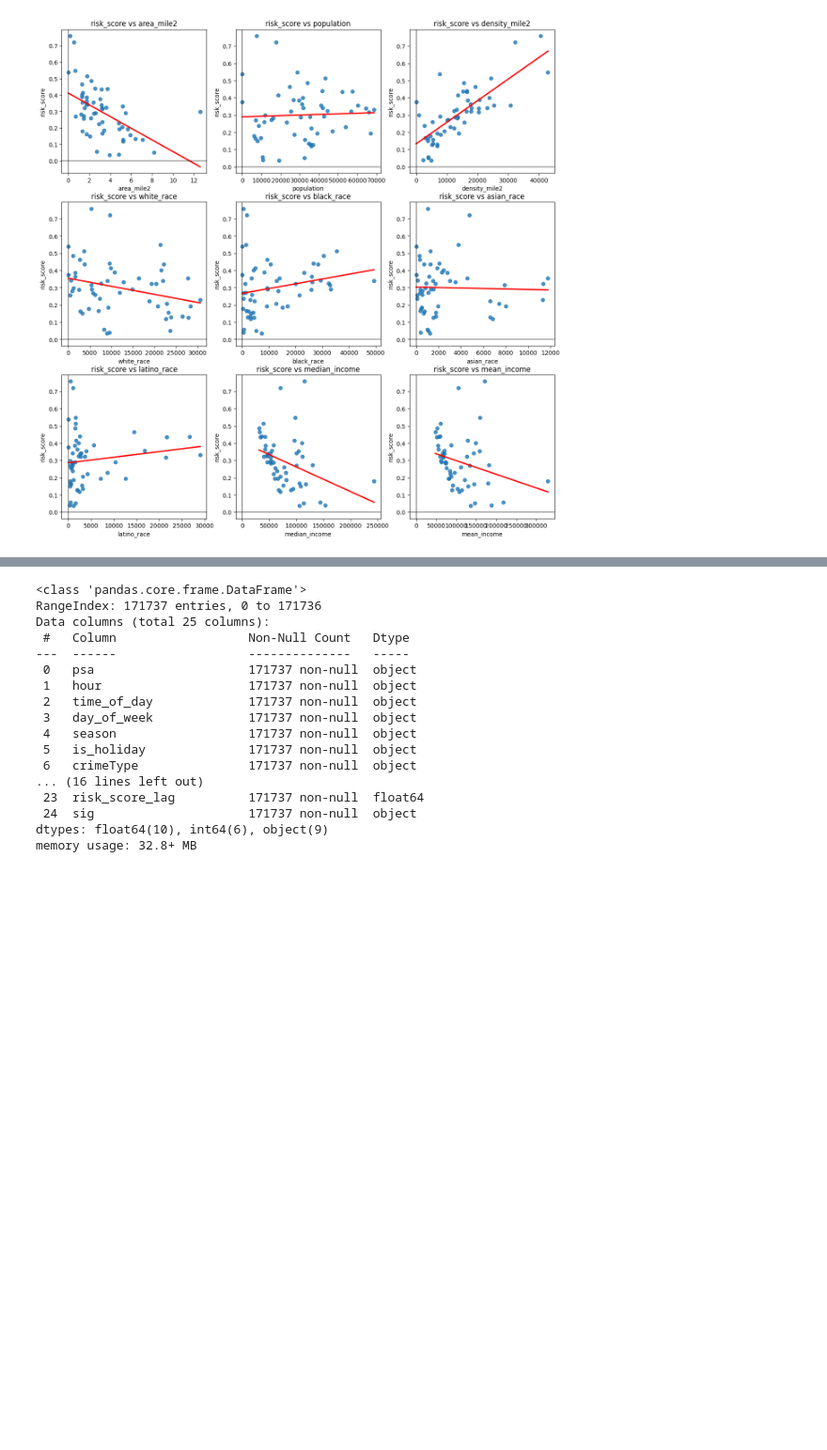
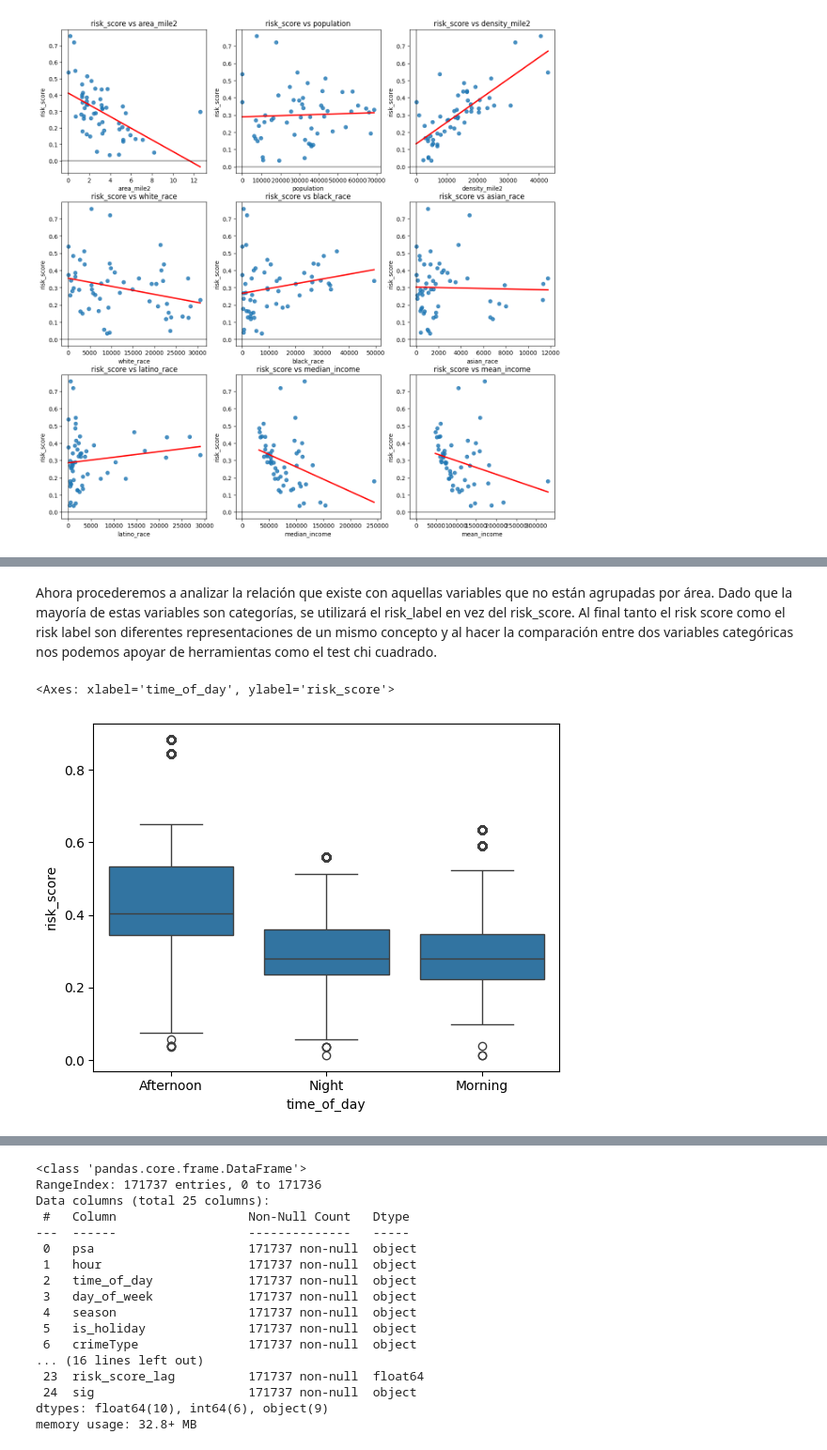
Before and after one commit to dnunez29/Trabajo-Final-Graduacion, a Jupyter notebook: Scripts/TFM_DanielNunezVargas_Modelo.ipynb, the cells around one changed output, grey strips where cells are left out. Shown at 94% size. Drawn from its saved outputs; the diff is of its cells as text; code cells hidden in the pictures; blank space fills up the shorter version.

```diff
--- a/Scripts/TFM_DanielNunezVargas_Modelo.ipynb
+++ b/Scripts/TFM_DanielNunezVargas_Modelo.ipynb
@@ -563,2 +599,5 @@ for i, x_var in enumerate(x_vars):
+# %%
+train['white_race'] = train['white_race']/train['population']
+train['others_races'] = (train['black_race'] + train['latino_race'])/train['population']
 # %%
 TARGET = 'risk_score'
@@ -584 +632,8 @@ Index(['psa', 'hour', 'time_of_day', 'day_of_week', 'season', 'is_holiday',
       dtype='object')
+# %% [markdown]
+Ahora procederemos a analizar la relación que existe con aquellas variables que no están agrupadas por área. Dado que la mayoría de estas variables son categorías, se utilizará el risk_label en vez del risk_score. Al final tanto el risk score como el risk label son diferentes representaciones de un mismo concepto y al hacer la comparación entre dos variables categóricas nos podemos apoyar de herramientas como el test chi cuadrado.
+# %%
+sns.boxplot(x="time_of_day", y="risk_score", data=train)
+# %% [output]
+<Axes: xlabel='time_of_day', ylabel='risk_score'>
+[figure, added]
```
Also changed, not shown: parts of 18 cells of this notebook, 1 other file.
